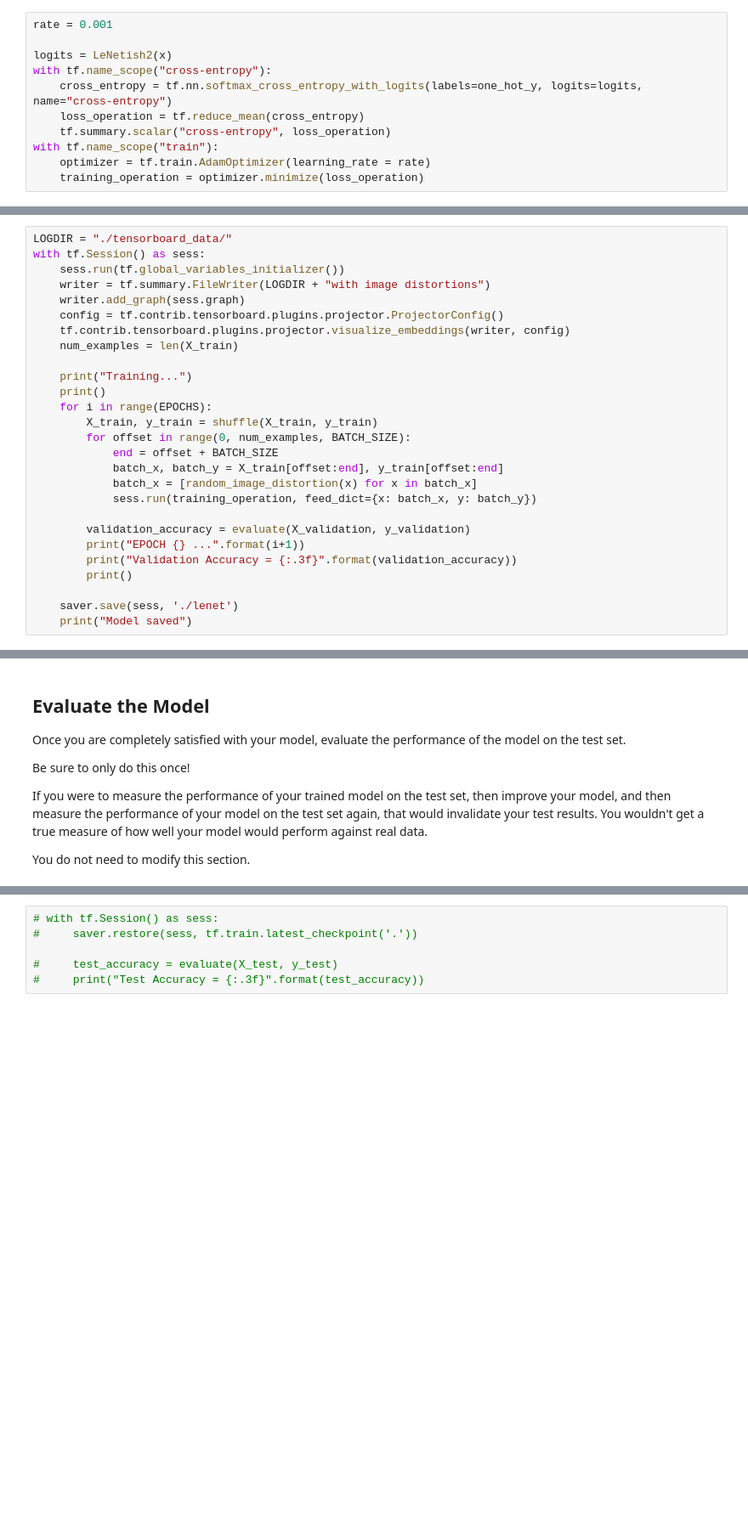
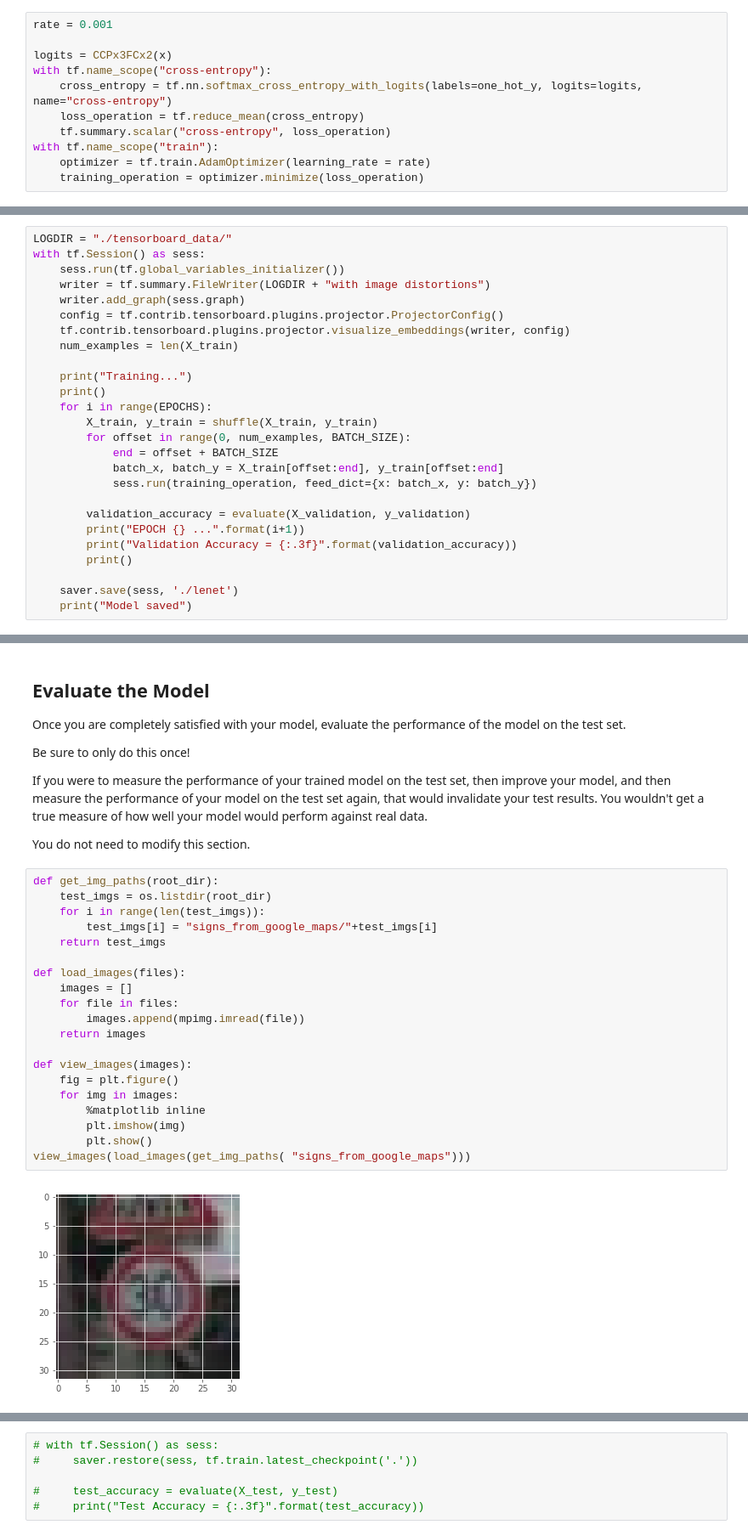
Before and after one commit to ryan-jonesford/CarND-Traffic-Sign-Classifier-Project, a Jupyter notebook: CNN-Project.ipynb, the cells around one changed output, grey strips where cells are left out. Shown at 85% size. Saved outputs shown, nothing was run; the diff lists cells and outputs as text; blank space fills up the shorter version.

```diff
--- a/CNN-Project.ipynb
+++ b/CNN-Project.ipynb
@@ -509,7 +641,7 @@ You do not need to modify this section.
 # %%
 rate = 0.001
 
-logits = LeNetish2(x)
+logits = CCPx3FCx2(x)
 with tf.name_scope("cross-entropy"):
     cross_entropy = tf.nn.softmax_cross_entropy_with_logits(labels=one_hot_y, logits=logits, name="cross-entropy")
     loss_operation = tf.reduce_mean(cross_entropy)
@@ -576,7 +708,6 @@ with tf.Session() as sess:
         for offset in range(0, num_examples, BATCH_SIZE):
             end = offset + BATCH_SIZE
             batch_x, batch_y = X_train[offset:end], y_train[offset:end]
-            batch_x = [random_image_distortion(x) for x in batch_x]
             sess.run(training_operation, feed_dict={x: batch_x, y: batch_y})
 
         validation_accuracy = evaluate(X_validation, y_validation)
@@ -613,3 +744,25 @@ Be sure to only do this once!
 If you were to measure the performance of your trained model on the test set, then improve your model, and then measure the performance of your model on the test set again, that would invalidate your test results. You wouldn't get a true measure of how well your model would perform against real data.
 
 You do not need to modify this section.
+# %%
+def get_img_paths(root_dir):
+    test_imgs = os.listdir(root_dir)
+    for i in range(len(test_imgs)):
+        test_imgs[i] = "signs_from_google_maps/"+test_imgs[i]
+    return test_imgs
+
+def load_images(files):
+    images = []
+    for file in files:
+        images.append(mpimg.imread(file))
+    return images
+
+def view_images(images):
+    fig = plt.figure()
+    for img in images:
+        %matplotlib inline
+        plt.imshow(img)
+        plt.show()
+view_images(load_images(get_img_paths( "signs_from_google_maps")))
+# %% [output]
+[figure, added]
```
Also changed, not shown: parts of 18 cells of this notebook.
